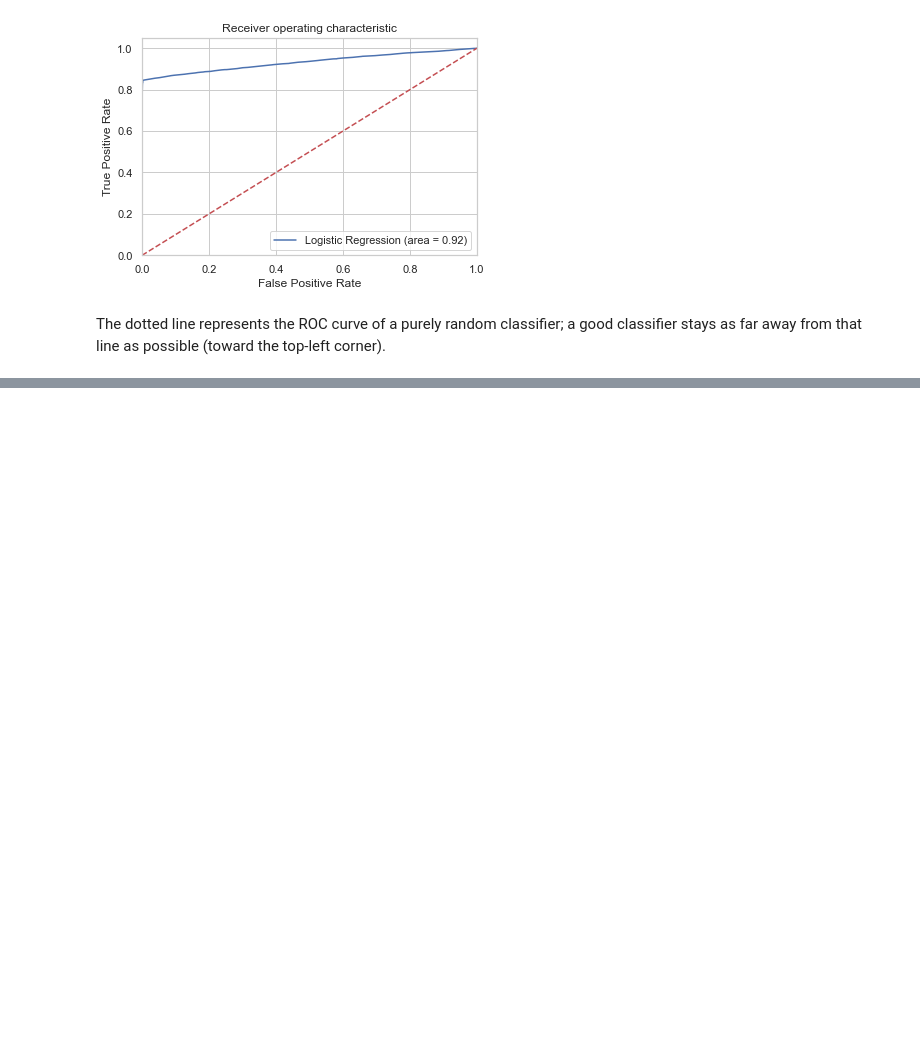
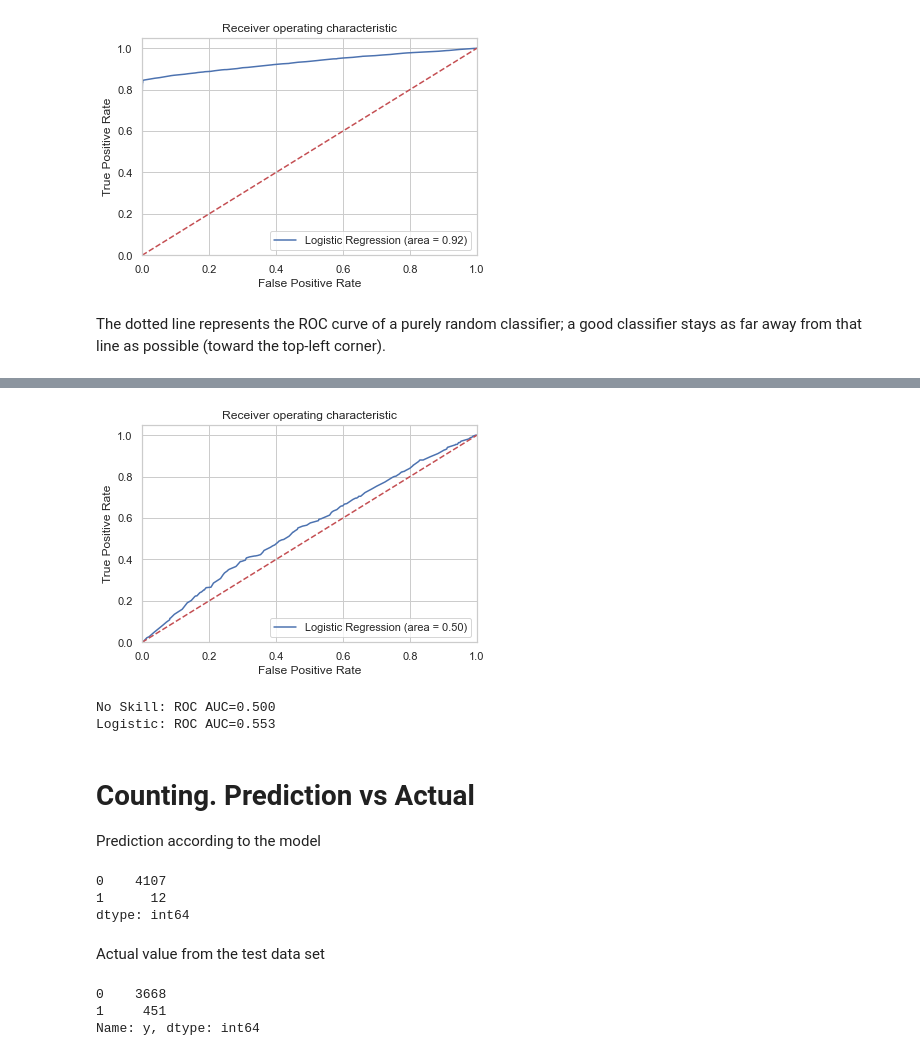
Before and after one commit to edbkei/MO416PROJ3, a Jupyter notebook: Projeto3/Project3.ipynb, the cells around one changed output, grey strips where cells are left out. Cells and saved outputs as stored; diff of their text form; code cells hidden in the pictures; blank space fills up the shorter version.

```diff
--- a/Projeto3/Project3.ipynb
+++ b/Projeto3/Project3.ipynb
@@ -547,0 +602,14 @@ The dotted line represents the ROC curve of a purely random classifier; a good c
+# %%
+cat_vars2=['job','marital','education','default','housing','loan','contact','month','day_of_week','poutcome']
+for var in cat_vars2:
+    cat_list2='var'+'_'+var
+    cat_list2 = pd.get_dummies(data2[var], prefix=var)
+    data1=data2.join(cat_list2)
+    data2=data1
+
+cat_vars2=['job','marital','education','default','housing','loan','contact','month','day_of_week','poutcome']
+data_vars2=data2.columns.values.tolist()
+to_keep2=[i for i in data_vars2 if i not in cat_vars2]
+# %%
+data_final2=data2[to_keep2]
+data_final2.columns.values
@@ -547,0 +635,9 @@ The dotted line represents the ROC curve of a purely random classifier; a good c
+# %%
+X2 = data_final2.loc[:, data_final2.columns != 'y']
+y2 = data_final2.loc[:, data_final2.columns == 'y']
+# %%
+cols=['marital_divorced', 'marital_married', 'marital_single', 'education_Basic', 'education_high.school',
+      'education_professional.course','education_university.degree','education_unknown','housing_yes',
+      'day_of_week_fri','day_of_week_mon','day_of_week_thu','day_of_week_tue','day_of_week_wed']
+X22=X2[cols]
+print(X22)
@@ -547,0 +686,48 @@ The dotted line represents the ROC curve of a purely random classifier; a good c
+# %%
+logit_roc_auc2 = roc_auc_score(y2.astype(int), logreg.predict(X22.astype(int)))
+fpr2, tpr2, thresholds2 = roc_curve(y2.astype(int), logreg.predict_proba(X22.astype(int))[:,1])
+plt.figure()
+plt.plot(fpr2, tpr2, label='Logistic Regression (area = %0.2f)' % logit_roc_auc2)
+plt.plot([0, 1], [0, 1],'r--')
+plt.xlim([0.0, 1.0])
+plt.ylim([0.0, 1.05])
+plt.xlabel('False Positive Rate')
+plt.ylabel('True Positive Rate')
+plt.title('Receiver operating characteristic')
+plt.legend(loc="lower right")
+plt.savefig('Log_ROC')
+plt.show()
+# %% [output]
+[figure, added]
+# %%
+lr_probs=logreg.predict_proba(X22.astype(int))
+ns_probs = [0 for _ in range(len(y2))]
+lr_probs=lr_probs[:, 1]
+# calculate scores
+ns_auc = roc_auc_score(y2.astype(int), ns_probs)
+lr_auc = roc_auc_score(y2.astype(int), lr_probs)
+# summarize scores
+print('No Skill: ROC AUC=%.3f' % (ns_auc))
+print('Logistic: ROC AUC=%.3f' % (lr_auc))
+# %% [output]
+No Skill: ROC AUC=0.500
+Logistic: ROC AUC=0.553
+# %% [markdown]
+# Counting. Prediction vs Actual
+
+Prediction according to the model
+# %%
+sr=pd.Series(y2_pred)
+sr.value_counts()
+# %% [output]
+0    4107
+1      12
+dtype: int64
+# %% [markdown]
+Actual value from the test data set
+# %%
+y2['y'].value_counts()
+# %% [output]
+0    3668
+1     451
+Name: y, dtype: int64
```
Also changed, not shown: parts of 18 cells of this notebook.
